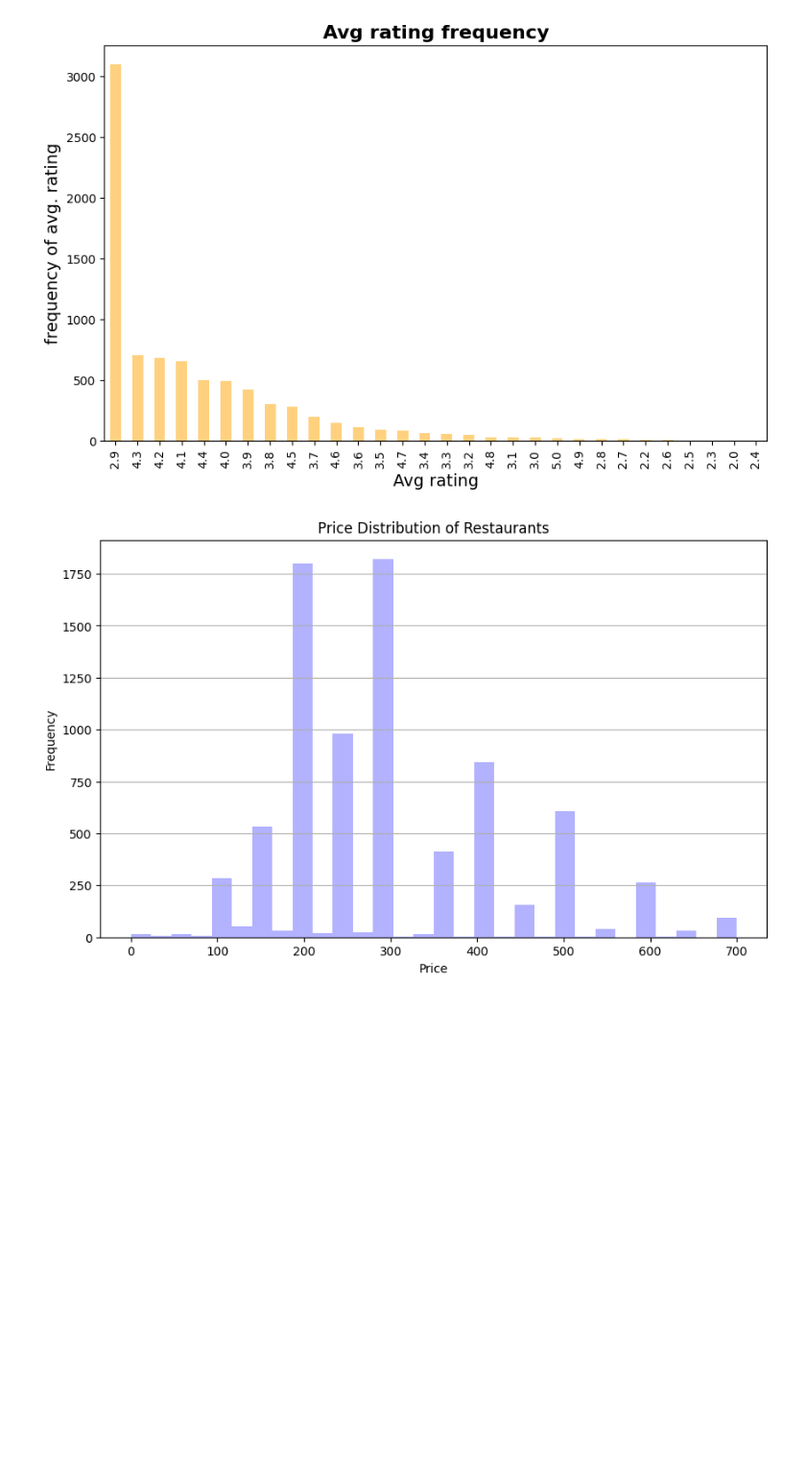
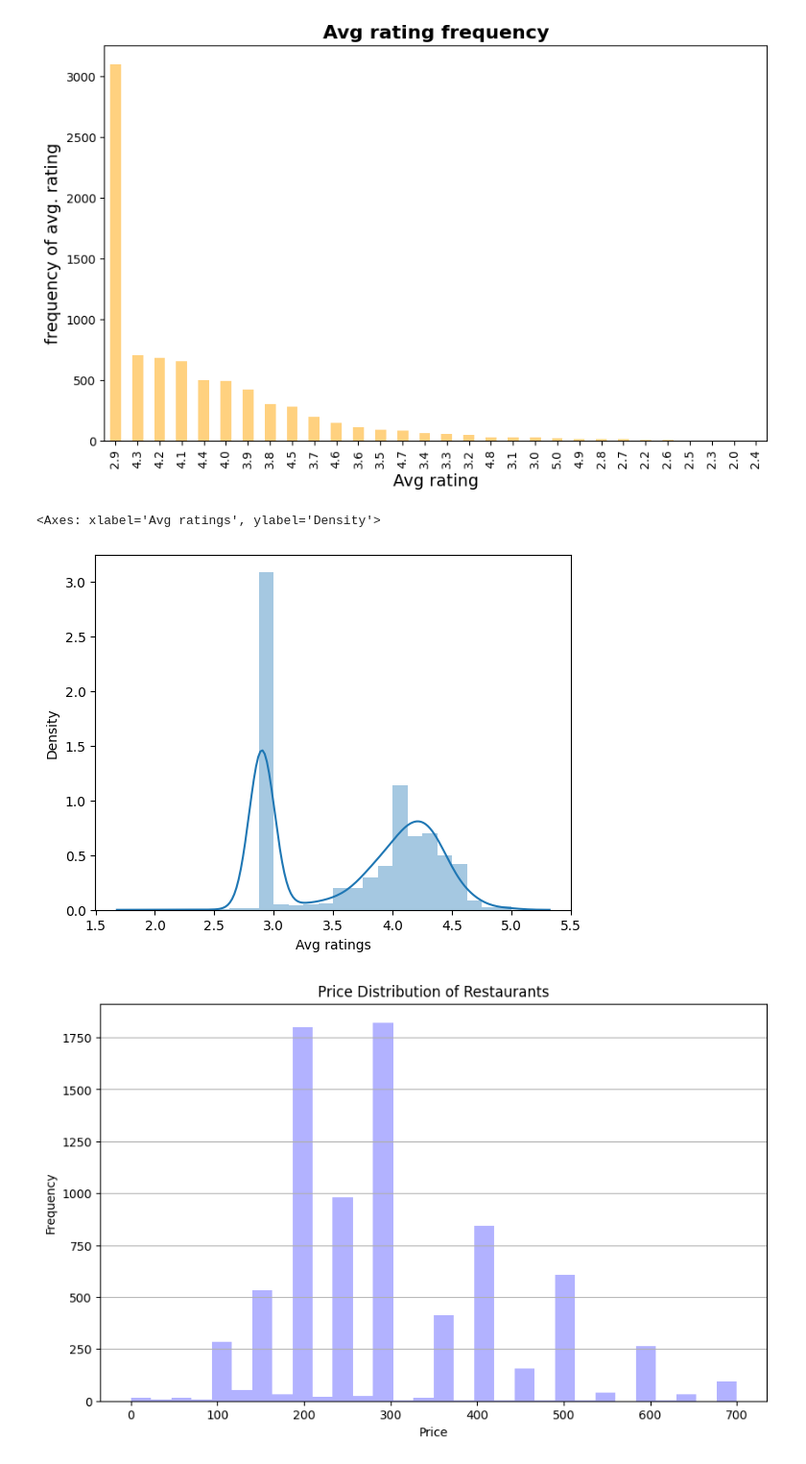
Before and after one commit to pawarsahil2005/DEVL-MiniProject, a Jupyter notebook: DEVL MINI PROJECT.ipynb, the cells around one changed output. Shown at 96% size. Saved outputs shown, nothing was run; the diff lists cells and outputs as text; code cells hidden in the pictures; blank space fills up the shorter version.

```diff
--- a/DEVL MINI PROJECT.ipynb
+++ b/DEVL MINI PROJECT.ipynb
@@ -512 +515,28 @@ import numpy as np
 %matplotlib inline
+# %%
+# Load your dataset
+Swiggy = pd.read_csv(r"E:\Swiggy_data.csv")
+
+# Function to remove outliers using the IQR method
+def remove_outliers(dataframe, column_name):
+    Q1 = dataframe[column_name].quantile(0.25)
+    Q3 = dataframe[column_name].quantile(0.75)
+    IQR = Q3 - Q1
+    lower_bound = Q1 - 1.5 * IQR
+    upper_bound = Q3 + 1.5 * IQR
+    return dataframe[(dataframe[column_name] >= lower_bound) & (dataframe[column_name] <= upper_bound)]
+
+# Remove outliers from the 'Price' column
+if 'Price' in Swiggy.columns:
+    Swiggy = remove_outliers(Swiggy, 'Price')
+
+# Remove outliers from the 'Delivery_Time' column
+if 'Delivery_Time' in Swiggy.columns:
+    Swiggy = remove_outliers(Swiggy, 'Delivery_Time')
+
+# Print the cleaned data summary
+print(Swiggy.describe())
+
+# Save the cleaned data if needed
+Swiggy.to_csv('cleaned_Swiggy_data.csv', index=False)
+Swiggy.head()
@@ -533,6 +579,11 @@ plt.ylabel("frequency of avg. rating", fontsize=14)
 plt.show()
 # %% [output]
 [figure]
+# %%
+sns.distplot(Swiggy['Avg ratings'])
+# %% [output]
+<Axes: xlabel='Avg ratings', ylabel='Density'>
+[figure, added]
 # %%
 plt.figure(figsize=(10, 6))
 plt.hist(df['Price'], bins=30, color='blue', alpha=0.3)
```
Also changed, not shown: parts of 14 cells of this notebook, 1 other file.
